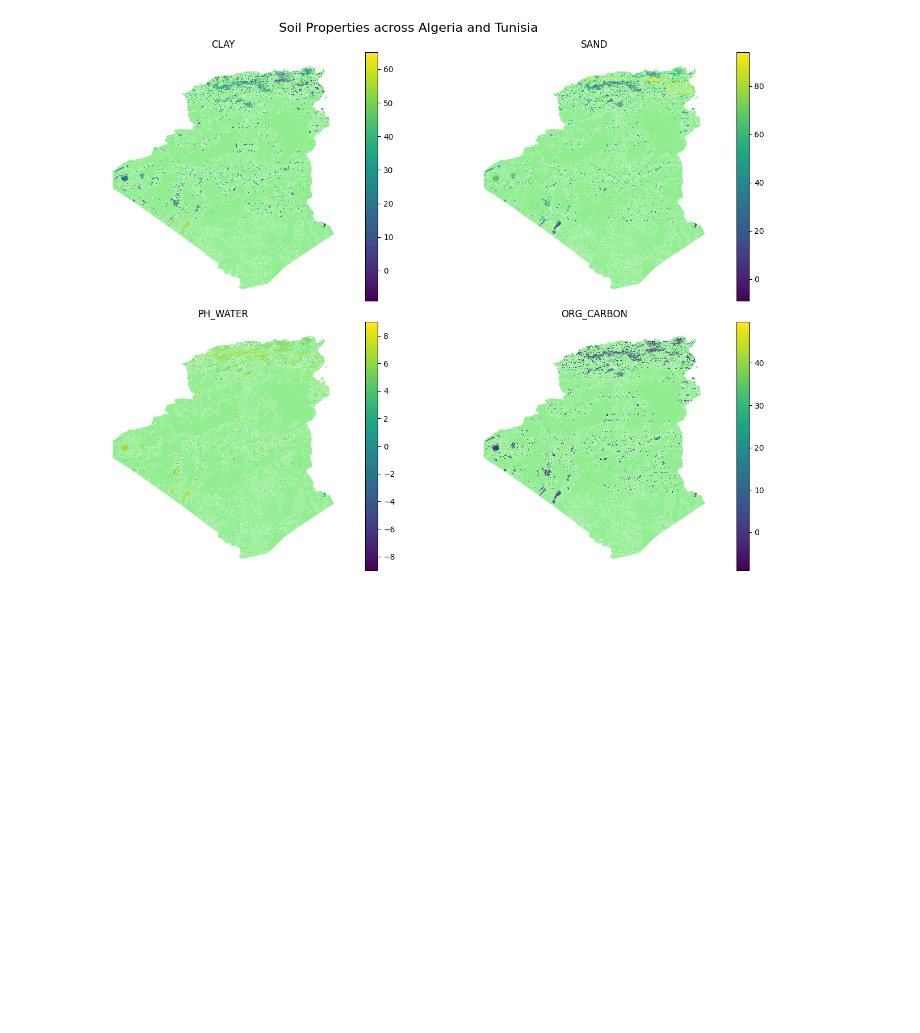
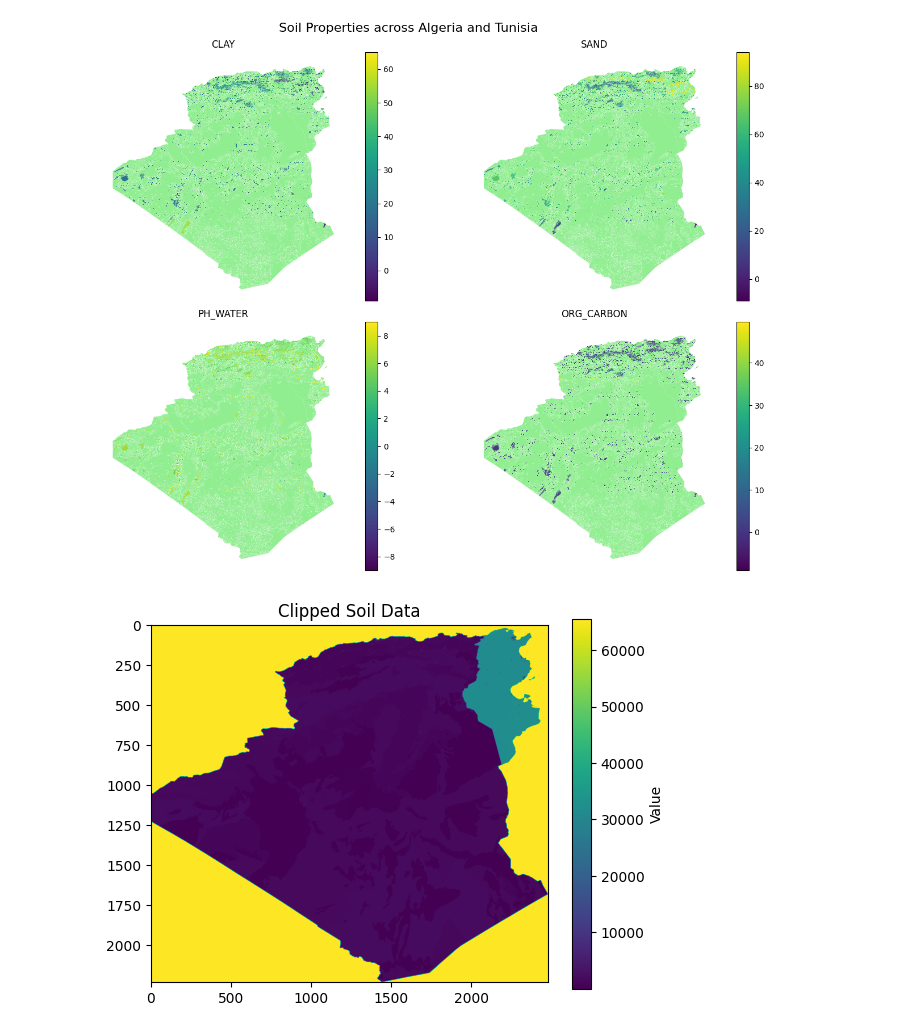
Before and after one commit to ali-boulahlib/forest-fire-prediction-datamining-2025, a Jupyter notebook: notebooks/00_Loading_data.ipynb, the cells around one changed output. Saved outputs shown, nothing was run; the diff lists cells and outputs as text; code cells hidden in the pictures; blank space fills up the shorter version.

```diff
--- a/notebooks/00_Loading_data.ipynb
+++ b/notebooks/00_Loading_data.ipynb
@@ -305,6 +312,11 @@ for var in variables:
         if not tif_file.endswith(".tif"):
             continue
 
+        # only accept .tiff files for 2024
+        if not tif_file.startswith("wc2.1_cruts4.09_5m_tmin_2024"):
+            continue
+
+
         input_tif = os.path.join(var_path, tif_file)
         output_tif = os.path.join(climate_output_path, tif_file.replace(".tif", "_clipped.tif"))
 
@@ -559,3 +610,20 @@ plt.tight_layout()
 plt.show()
 # %% [output]
 [figure]
+# %%
+# show clipped soil data
+import rasterio
+import matplotlib.pyplot as plt
+from rasterio.plot import show
+
+clipped_soil_path = "../data/processed/Soil/soil_clipped_raster.tif"
+
+
+with rasterio.open(clipped_soil_path) as src:
+    data = src.read(1)
+    plt.imshow(data, cmap='viridis')
+    plt.title("Clipped Soil Data")
+    plt.colorbar(label='Value')
+    plt.show()
+# %% [output]
+[figure, added]
```
Also changed, not shown: parts of 15 cells of this notebook.
